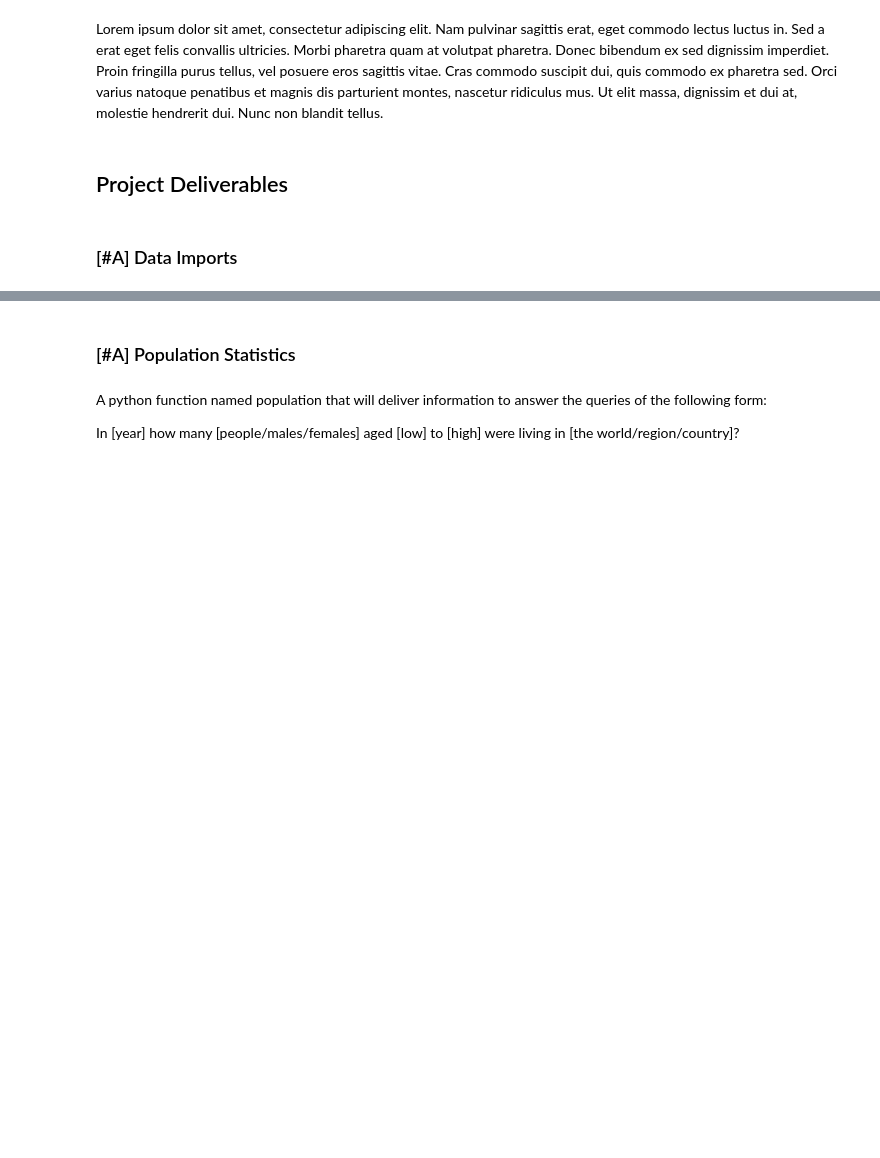
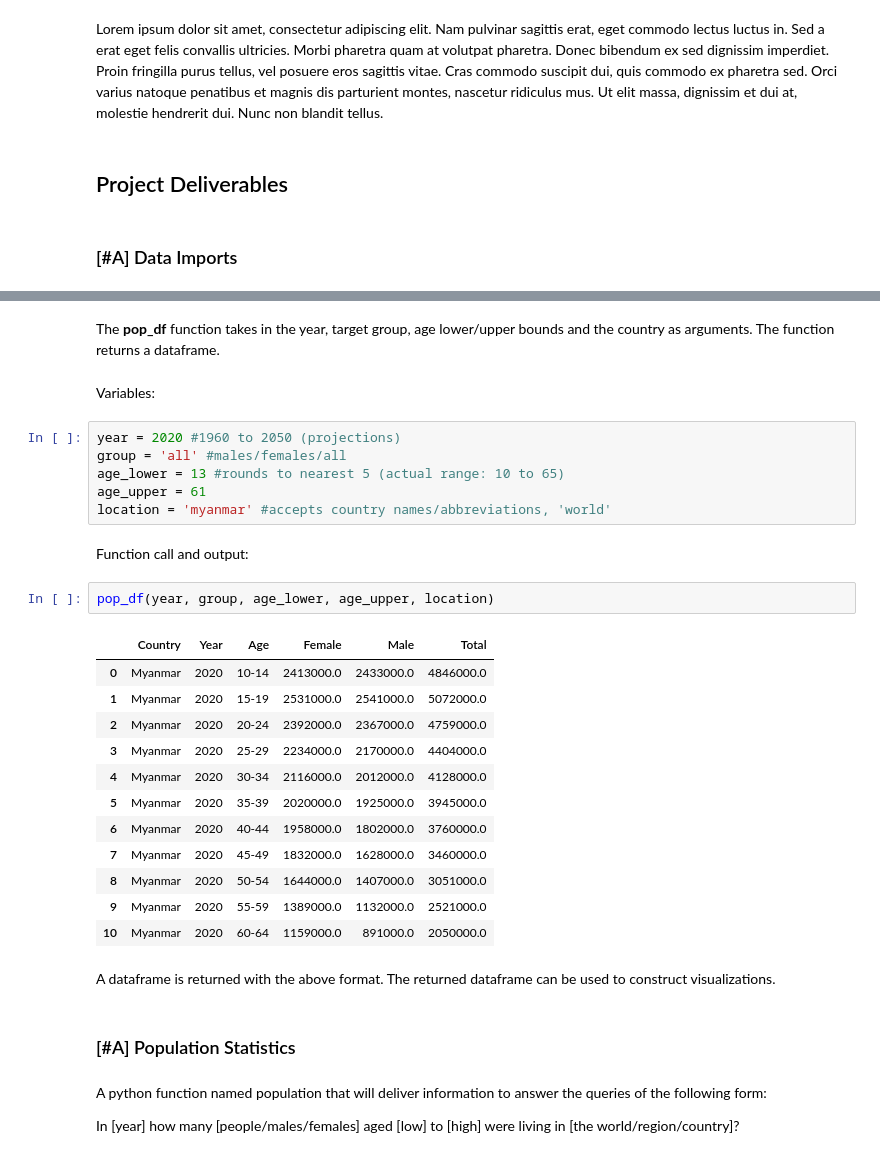
Before and after one commit to jasminlee/EEP-153-Mahalanobis-project-1, a Jupyter notebook: project1.ipynb, the cells around one changed output, grey strips where cells are left out. Drawn from its saved outputs; the diff is of its cells as text; blank space fills up the shorter version.

```diff
--- a/project1.ipynb
+++ b/project1.ipynb
@@ -20,3 +115,32 @@ cf.go_offline()
+# %% [markdown]
+The **pop_df** function takes in the year, target group, age lower/upper bounds and the country as arguments. The function returns a dataframe.
+# %% [markdown]
+Variables:
+# %%
+year = 2020 #1960 to 2050 (projections)
+group = 'all' #males/females/all
+age_lower = 13 #rounds to nearest 5 (actual range: 10 to 65)
+age_upper = 61
+location = 'myanmar' #accepts country names/abbreviations, 'world'
+# %% [markdown]
+Function call and output:
+# %%
+pop_df(year, group, age_lower, age_upper, location)
+# %% [output]
+|  | Country | Year | Age | Female | Male | Total |
+| 0 | Myanmar | 2020 | 10-14 | 2413000.0 | 2433000.0 | 4846000.0 |
+| 1 | Myanmar | 2020 | 15-19 | 2531000.0 | 2541000.0 | 5072000.0 |
+| 2 | Myanmar | 2020 | 20-24 | 2392000.0 | 2367000.0 | 4759000.0 |
+| 3 | Myanmar | 2020 | 25-29 | 2234000.0 | 2170000.0 | 4404000.0 |
+| 4 | Myanmar | 2020 | 30-34 | 2116000.0 | 2012000.0 | 4128000.0 |
+| 5 | Myanmar | 2020 | 35-39 | 2020000.0 | 1925000.0 | 3945000.0 |
+| 6 | Myanmar | 2020 | 40-44 | 1958000.0 | 1802000.0 | 3760000.0 |
+| 7 | Myanmar | 2020 | 45-49 | 1832000.0 | 1628000.0 | 3460000.0 |
+| 8 | Myanmar | 2020 | 50-54 | 1644000.0 | 1407000.0 | 3051000.0 |
+| 9 | Myanmar | 2020 | 55-59 | 1389000.0 | 1132000.0 | 2521000.0 |
+| 10 | Myanmar | 2020 | 60-64 | 1159000.0 | 891000.0 | 2050000.0 |
+# %% [markdown]
+A dataframe is returned with the above format. The returned dataframe can be used to construct visualizations.
 # %% [markdown]
 ### [#A] Population Statistics
 # %% [markdown]
```
Also changed, not shown: parts of 24 cells of this notebook.
